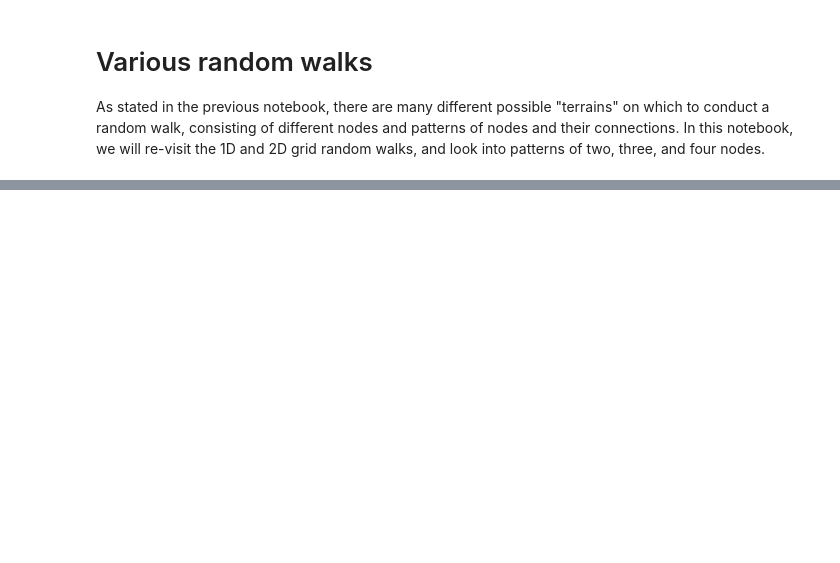
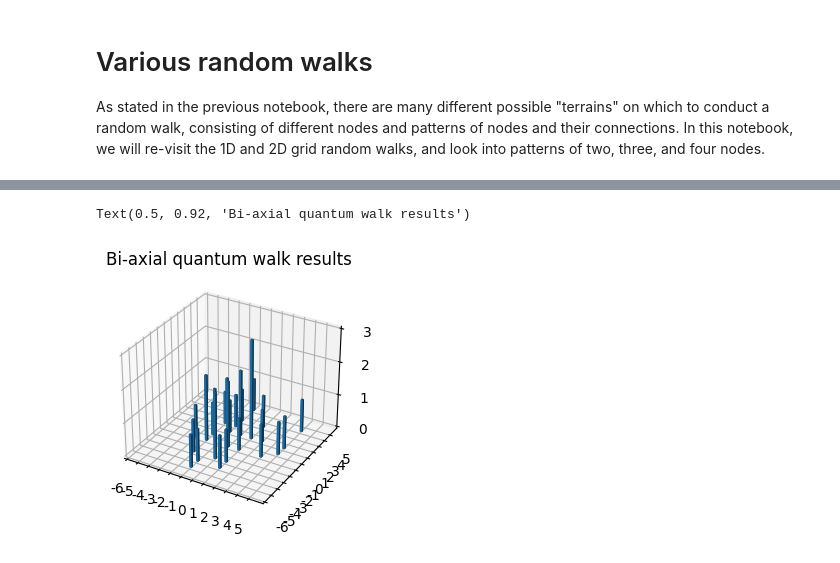
Before and after one commit to RMRattray/Qiskit-Random-Walk, a Jupyter notebook: QGC_Random_Walks_Different_Graphs.ipynb, the cells around one changed output, grey strips where cells are left out. Cells and saved outputs as stored; diff of their text form; code cells hidden in the pictures; blank space fills up the shorter version.

```diff
--- a/QGC_Random_Walks_Different_Graphs.ipynb
+++ b/QGC_Random_Walks_Different_Graphs.ipynb
@@ -77,0 +262,24 @@ Also to add (solved on paper):
+# %%
+x, y, val = arrange_2d_data(counts)
+
+# set up the figure and axes
+fig = plt.figure(figsize=(7, 5))
+ax = fig.add_subplot(121, projection='3d')
+
+bottom = np.zeros_like(val)
+
+# In a 3D bar chart, x and y are coordinates on the ground, bottom is where the bars start,
+# width and depth are the dimensions of the bars, and val is the important parameters.
+ax.bar3d(x, y, bottom, 0.2, 0.2, val, shade=True)
+
+# Focus around the possible range.  Mark all ticks and do not label.
+ax.set_xlim([-STEPS-1,STEPS+1])
+ax.set_ylim([-STEPS-1,STEPS+1])
+ax.set_xticks(range(-STEPS-1, STEPS+1))
+ax.set_yticks(range(-STEPS-1, STEPS+1))
+ax.set_xticklabels(range(-STEPS-1, STEPS+1))
+ax.set_yticklabels(range(-STEPS-1, STEPS+1))
+ax.set_title('Bi-axial quantum walk results')
+# %% [output]
+Text(0.5, 0.92, 'Bi-axial quantum walk results')
+[figure, added]
```
Also changed, not shown: parts of 21 cells of this notebook.
